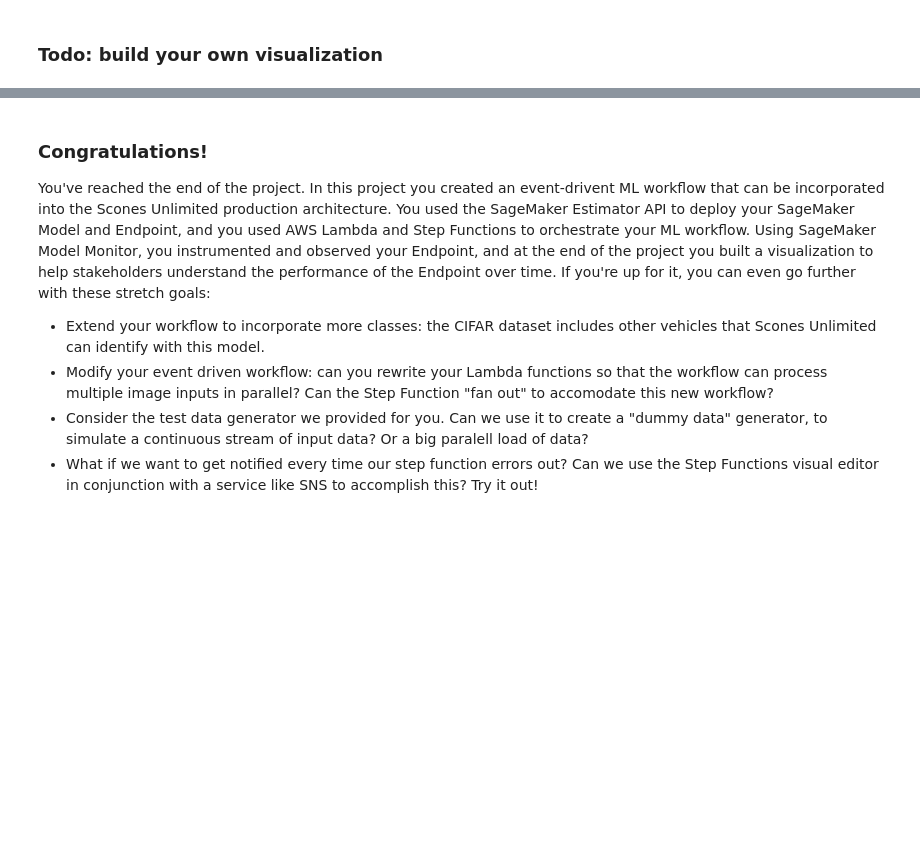
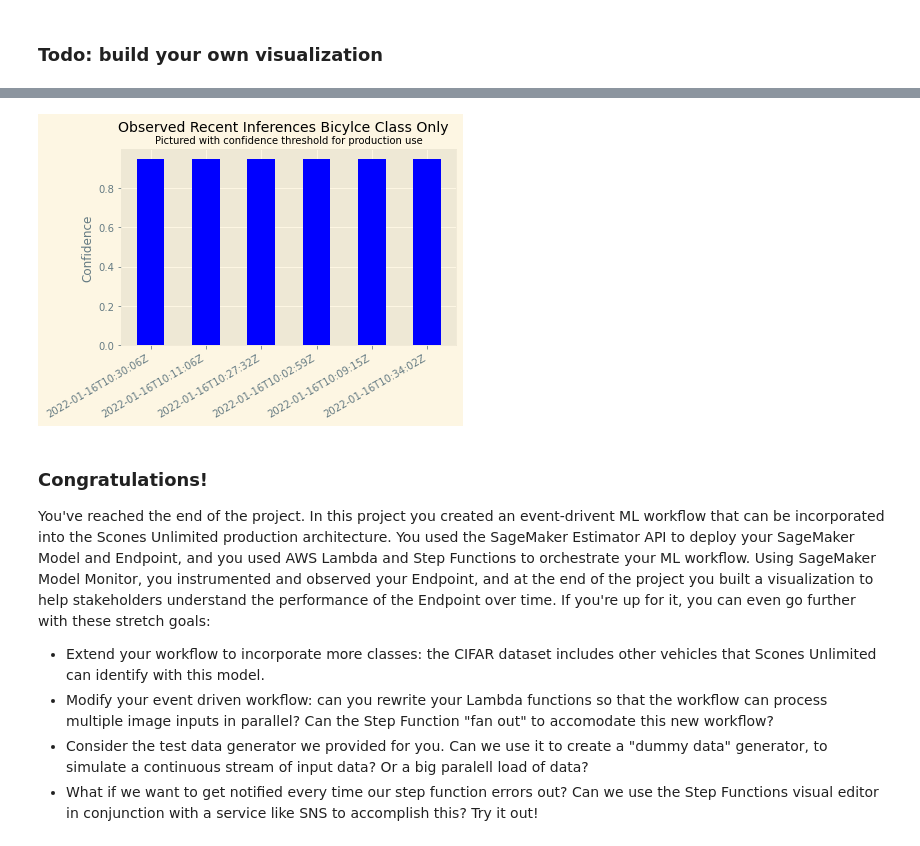
Before and after one commit to simona-mircheva/Udacity-Developing-ML-Workflow, a Jupyter notebook: project/starter_solution.ipynb, the cells around one changed output, grey strips where cells are left out. Saved outputs shown, nothing was run; the diff lists cells and outputs as text; code cells hidden in the pictures; blank space fills up the shorter version.

```diff
--- a/project/starter_solution.ipynb
+++ b/project/starter_solution.ipynb
@@ -673,3 +745,26 @@ plt.gcf().autofmt_xdate()
+# %%
+x = []
+y = []
+for obj in json_data:
+    inference, timestamp = simple_getter(obj)
+
+    y.append(max(inference))
+    x.append(timestamp)
+
+plt.bar(x, y, color ='blue',
+        width = 0.5)
+
+# Add labels
+plt.ylabel("Confidence")
+plt.suptitle("Observed Recent Inferences Bicylce Class Only", size=14)
+plt.title("Pictured with confidence threshold for production use", size=10)
+
+# Give it some pizzaz!
+plt.style.use("Solarize_Light2")
+plt.gcf().autofmt_xdate()
+plt.show()
+# %% [output]
+[figure, added]
 # %% [markdown]
 ### Congratulations!
 
```
Also changed, not shown: parts of 12 cells of this notebook.
